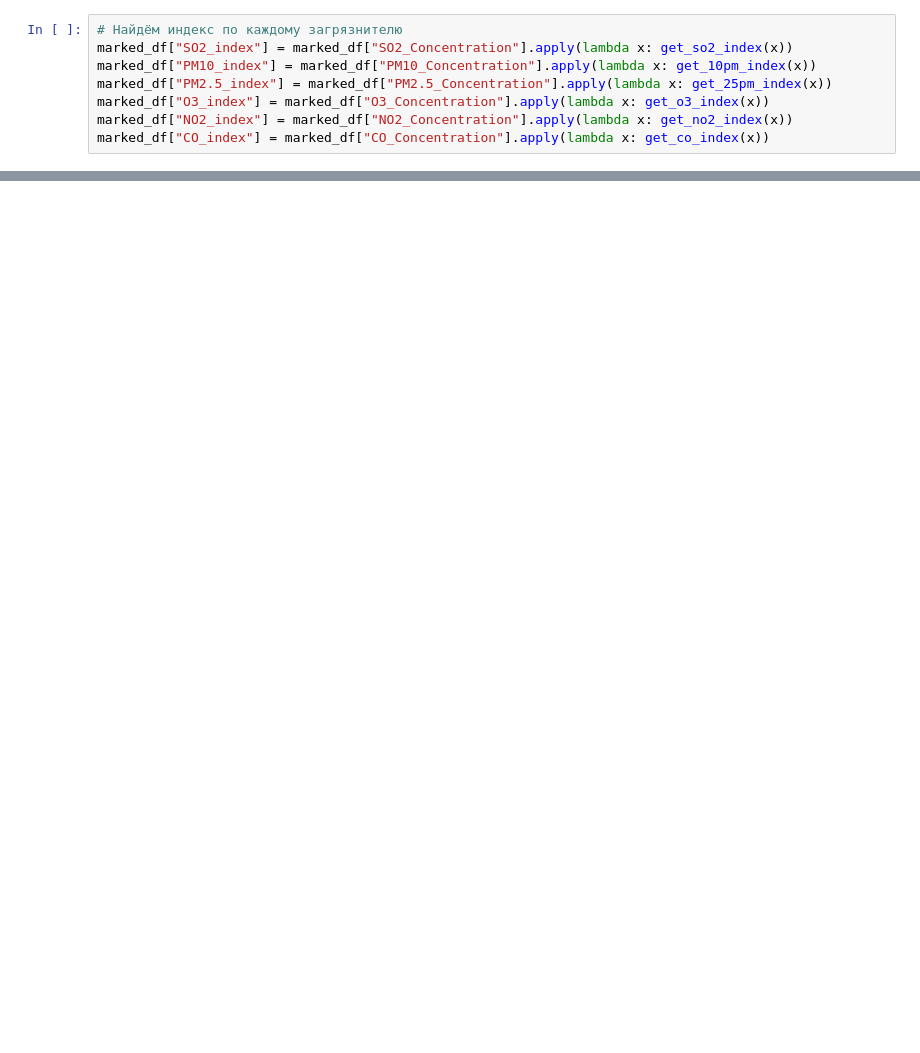
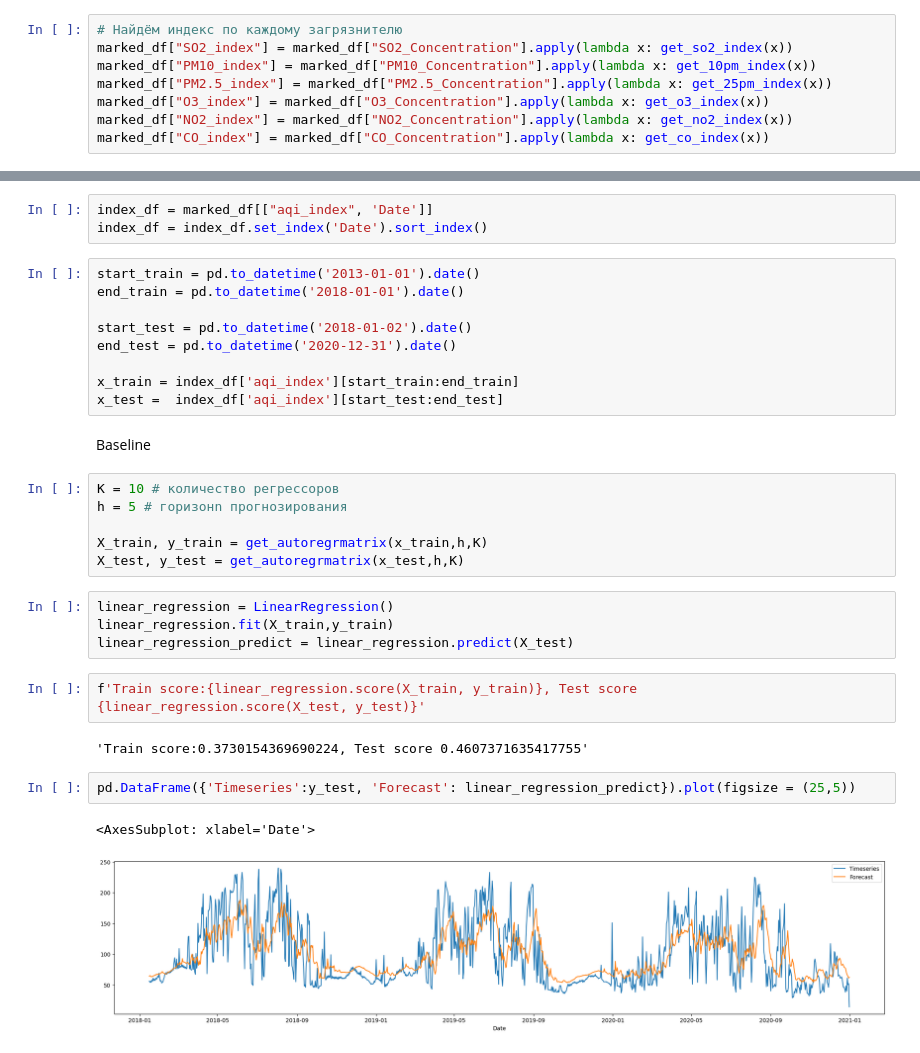
Before and after one commit to dmitry-chvdr/air_quality, a Jupyter notebook: model.ipynb, the cells around one changed output, grey strips where cells are left out. Drawn from its saved outputs; the diff is of its cells as text; blank space fills up the shorter version.

```diff
--- a/model.ipynb
+++ b/model.ipynb
@@ -190,0 +61,33 @@ marked_df.sample(5)
+# %%
+index_df = marked_df[["aqi_index", 'Date']]
+index_df = index_df.set_index('Date').sort_index()
+# %%
+start_train = pd.to_datetime('2013-01-01').date()
+end_train = pd.to_datetime('2018-01-01').date()
+
+start_test = pd.to_datetime('2018-01-02').date()
+end_test = pd.to_datetime('2020-12-31').date()
+
+x_train = index_df['aqi_index'][start_train:end_train]
+x_test =  index_df['aqi_index'][start_test:end_test]
+# %% [markdown]
+Baseline
+# %%
+K = 10 # количество регрессоров
+h = 5 # горизонn прогнозирования
+
+X_train, y_train = get_autoregrmatrix(x_train,h,K)
+X_test, y_test = get_autoregrmatrix(x_test,h,K)
+# %%
+linear_regression = LinearRegression()
+linear_regression.fit(X_train,y_train)
+linear_regression_predict = linear_regression.predict(X_test)
+# %%
+f'Train score:{linear_regression.score(X_train, y_train)}, Test score {linear_regression.score(X_test, y_test)}'
+# %% [output]
+'Train score:0.3730154369690224, Test score 0.4607371635417755'
+# %%
+pd.DataFrame({'Timeseries':y_test, 'Forecast': linear_regression_predict}).plot(figsize = (25,5))
+# %% [output]
+<AxesSubplot: xlabel='Date'>
+[figure, added]
```
Also changed, not shown: parts of 11 cells of this notebook, 1 other file.
